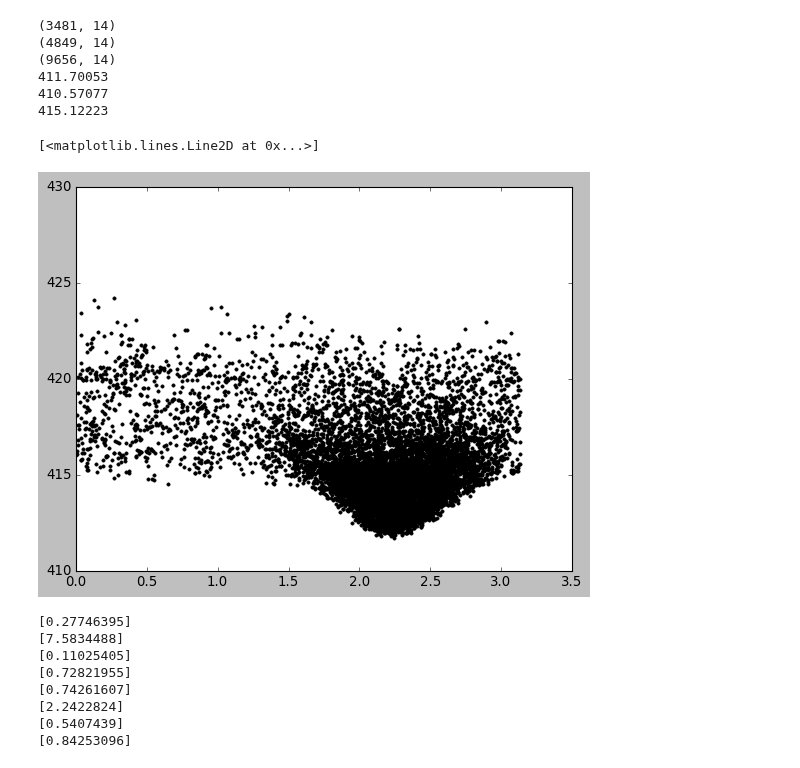
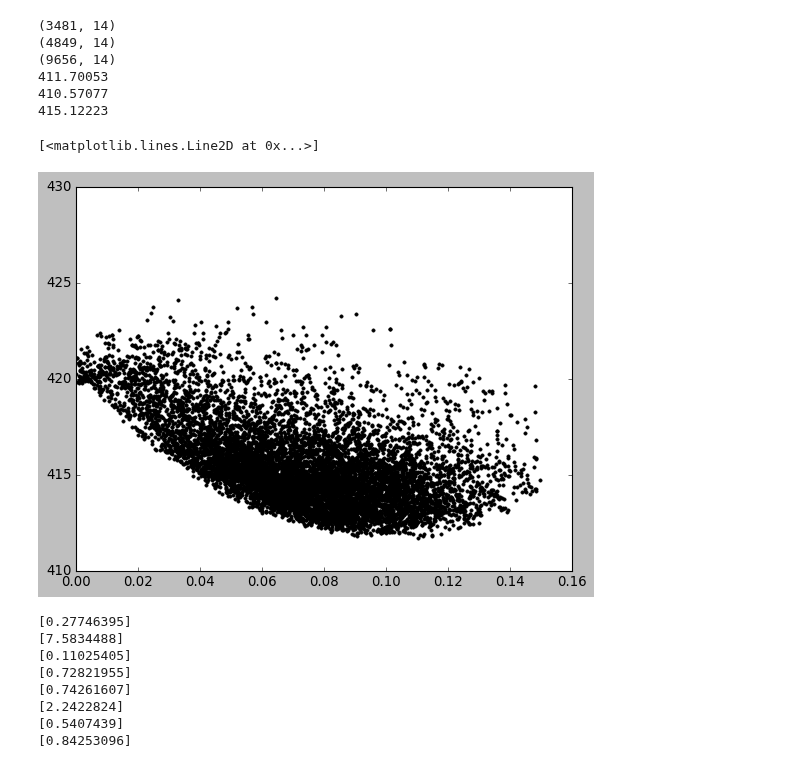
Before and after one commit to SaeedAnsarifard/NeuMod, a Jupyter notebook: Tutorial_MCMC.ipynb, the cells around one changed output. Cells and saved outputs as stored; diff of their text form; code cells hidden in the pictures.

```diff
--- a/Tutorial_MCMC.ipynb
+++ b/Tutorial_MCMC.ipynb
@@ -308,21 +307,21 @@ print(np.min(chi2_samp_lo[:,1]))
 # %%
 cond = (chi2_samp_hi[:,9] >= 1) & (chi2_samp_hi[:,9] <= 7)
 cond_lo = (chi2_samp_lo[:,9] >= 0.7) & (chi2_samp_lo[:,9] <= 3)
 
 plt.rcParams['axes.formatter.useoffset'] = False
 plt.ylim(410,430)
 
 #plt.plot(2 * chi2_samp_hi[cond,9] * 1.31 * 1e-2, chi2_samp_hi[cond,1],'b.')
 #plt.plot(2 * chi2_samp_lo[:,9] * 1.31 * 1e-2, chi2_samp_lo[:,1],'b.')
 
 
-plt.plot(chi2_samp[:,7], chi2_samp[:,1] ,'k.')
+plt.plot(chi2_samp[:,4], chi2_samp[:,1] ,'k.')
 #plt.plot(chi2_samp_me[:,4], chi2_samp_me[:,1] ,'r.')
 #plt.plot(chi2_samp_hi[cond,4], chi2_samp_hi[cond,1] ,'b.')
 #plt.plot(chi2_samp_lo[cond_lo,4], chi2_samp_lo[cond_lo,1] ,'g.')
 # %% [output]
 [<matplotlib.lines.Line2D at 0x...>]
-[figure, old version]
+[figure, new version]
 # %%
 a = []
 for i in range(2,10):
```
Also changed, not shown: parts of 1 cell of this notebook, 11 other files.
